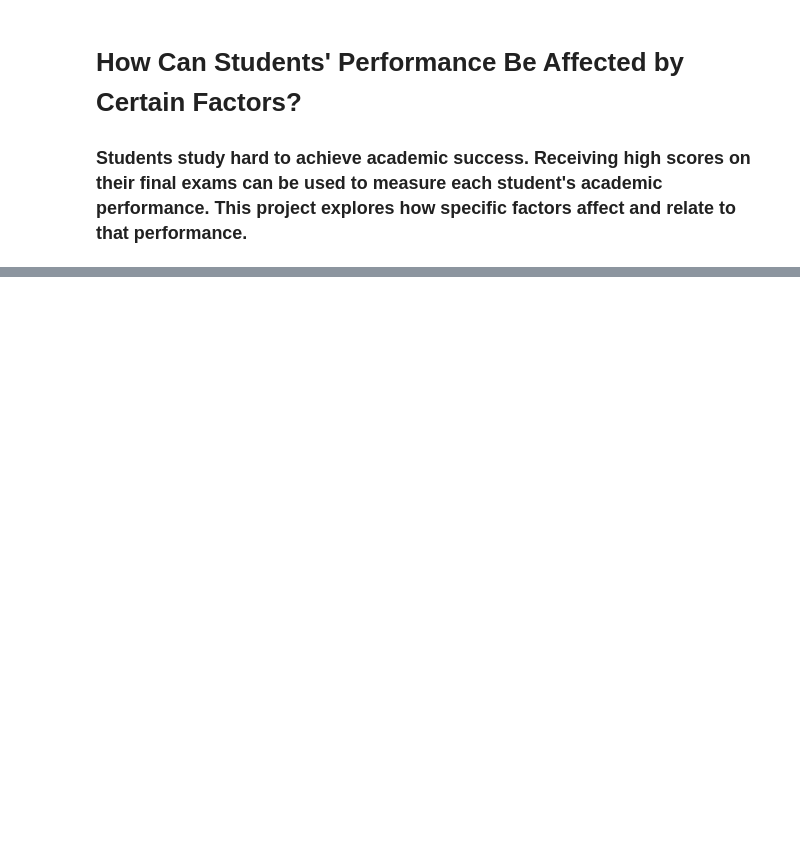
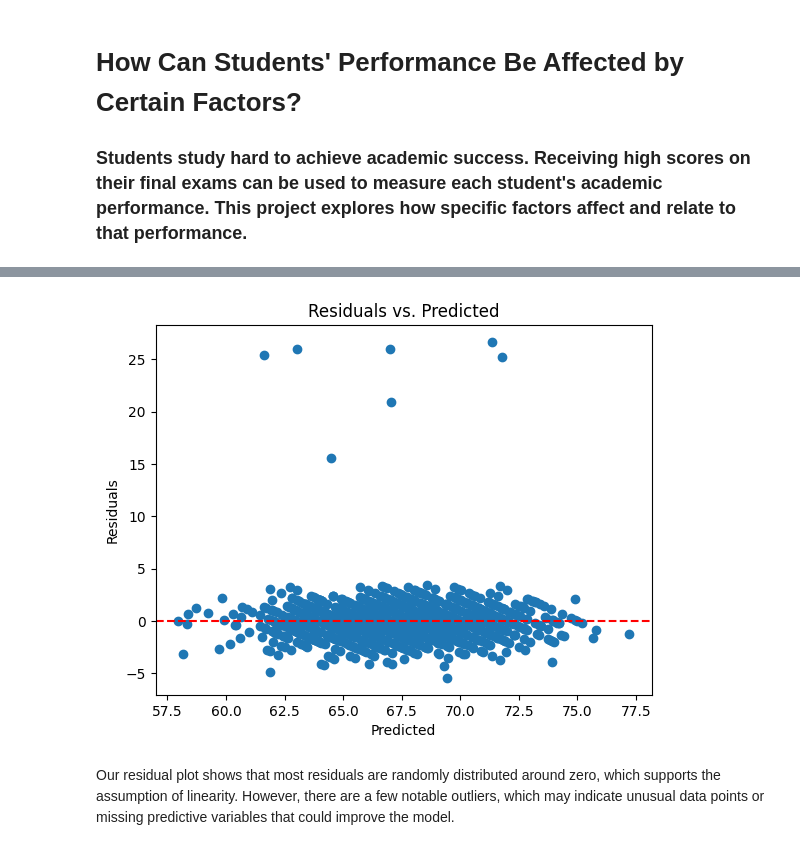
Before and after one commit to mkim2178/Modeling_Factory, a Jupyter notebook: how_student_perform/analyze_student_performance.ipynb, the cells around one changed output, grey strips where cells are left out. Cells and saved outputs as stored; diff of their text form; code cells hidden in the pictures; blank space fills up the shorter version.

```diff
--- a/how_student_perform/analyze_student_performance.ipynb
+++ b/how_student_perform/analyze_student_performance.ipynb
@@ -22,0 +188,12 @@ student_performance.head()
+# %%
+residuals = Y_test - Y_hat
+plt.scatter(Y_hat, residuals)
+plt.axhline(0, color='red', linestyle='--')
+plt.xlabel("Predicted")
+plt.ylabel("Residuals")
+plt.title("Residuals vs. Predicted")
+plt.show()
+# %% [output]
+[figure, added]
+# %% [markdown]
+Our residual plot shows that most residuals are randomly distributed around zero, which supports the assumption of linearity. However, there are a few notable outliers, which may indicate unusual data points or missing predictive variables that could improve the model.
```
Also changed, not shown: parts of 17 cells of this notebook.
